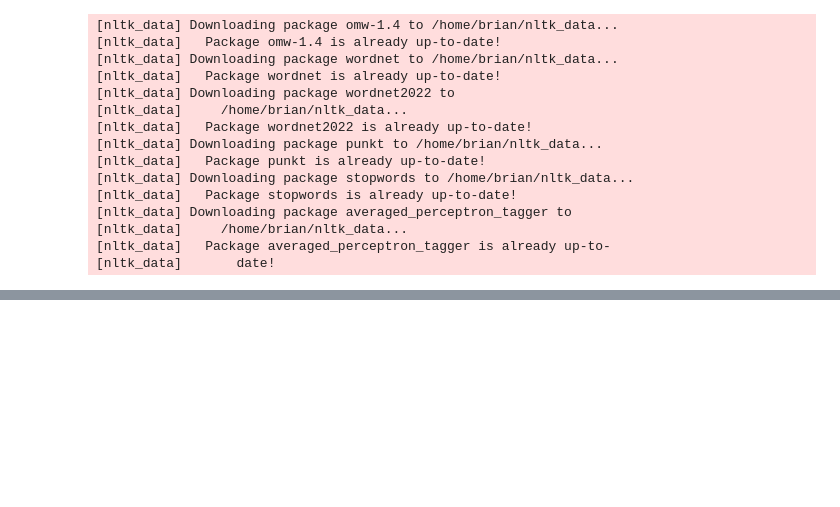
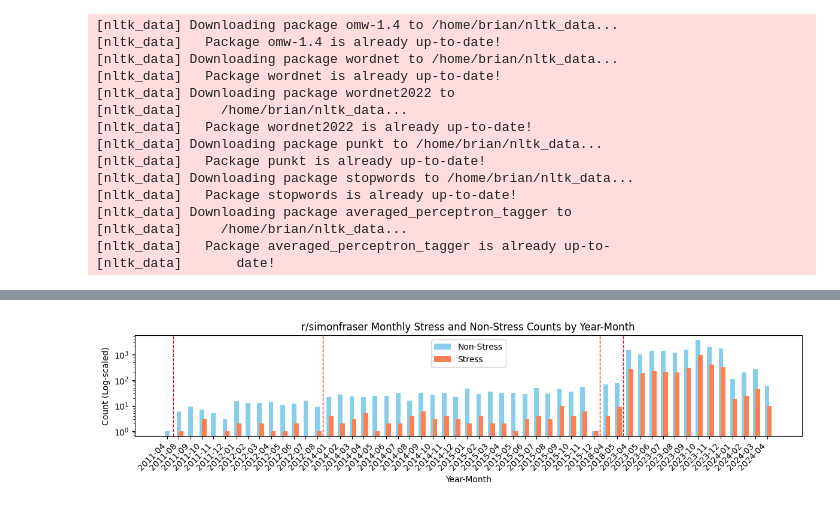
Before and after one commit to Yiran-Lu/CMPT733-Final-Project, a Jupyter notebook: inference.ipynb, the cells around one changed output, grey strips where cells are left out. Saved outputs shown, nothing was run; the diff lists cells and outputs as text; code cells hidden in the pictures; blank space fills up the shorter version.

```diff
--- a/inference.ipynb
+++ b/inference.ipynb
@@ -350,0 +230,52 @@ df_ubc = predict_stress_reddit(pd.read_json('datasets/reddit/ubco_submissions.zi
+# %%
+import pandas as pd
+import matplotlib.pyplot as plt
+
+def visualize_timeline(df):
+    df['created_time'] = pd.to_datetime(df['created_time'])
+
+    df['year'] = df['created_time'].dt.year
+    df['month'] = df['created_time'].dt.month
+
+    grouped_data = df.groupby(['year', 'month', 'stress']).size().unstack(fill_value=0)
+    grouped_data.columns = ['Non-Stress', 'Stress']
+    grouped_data.reset_index(inplace=True)
+
+    all_months = pd.date_range(start=df['created_time'].min(), end=df['created_time'].max(), freq='MS').tolist()
+    all_months = [(date.year, date.month) for date in all_months]
+
+    present_months = set((row['year'], row['month']) for index, row in grouped_data.iterrows())
+
+    filtered_data = grouped_data[grouped_data.apply(lambda x: (x['year'], x['month']) in present_months, axis=1)]
+
+    fig, ax = plt.subplots(figsize=(12, 3))
+    x = np.arange(len(filtered_data))
+    ax.bar(x, filtered_data['Non-Stress'], width=0.4, label='Non-Stress', align='center', color='skyblue')
+    ax.bar(x, filtered_data['Stress'], width=0.4, label='Stress', align='edge', color='coral')
+    ax.set_yscale('log')
+    ax.set_xlabel('Year-Month')
+    ax.set_ylabel('Count (Log-scaled)')
+    ax.set_title('r/simonfraser Monthly Stress and Non-Stress Counts by Year-Month')
+    ax.set_xticks(x)
+    ax.set_xticklabels(['{}-{:02d}'.format(year, month) for year, month in zip(filtered_data['year'], filtered_data['month'])], rotation=45, ha="right")
+
+    ax.legend()
+
+    curr_idx = 0
+    last_idx = 0
+    for idx, (year, month) in enumerate(all_months):
+        if (year, month) not in present_months:
+            if last_idx >= 0:
+                ax.axvline(x=last_idx + 0.5, color='red', linestyle='--', linewidth=1)
+                last_idx = -1
+        else:
+            curr_idx = curr_idx + 1
+            last_idx = curr_idx
+
+    plt.tight_layout()
+    plt.savefig('demo.png', transparent=True,bbox_inches='tight')
+    plt.show()
+
+visualize_timeline(df_sfu)
+# %% [output]
+[figure, added]
```
Also changed, not shown: parts of 24 cells of this notebook.
